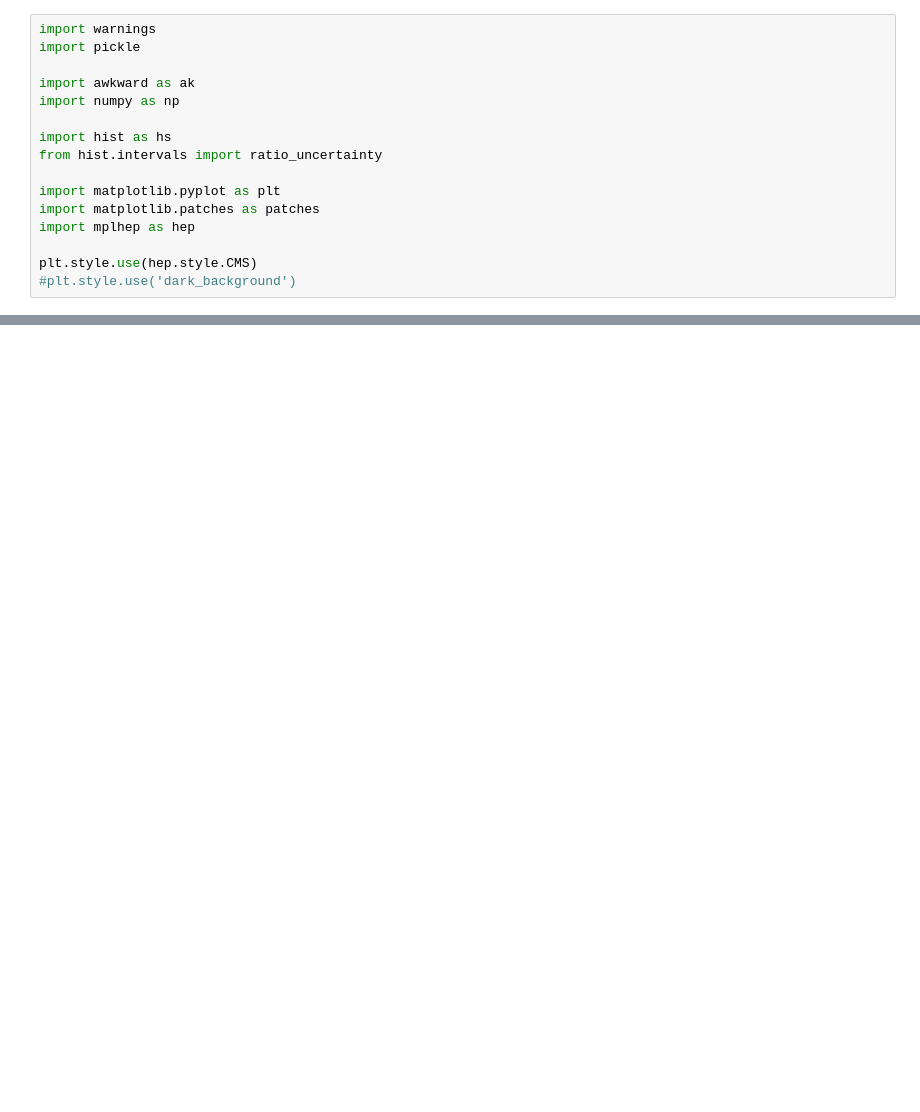
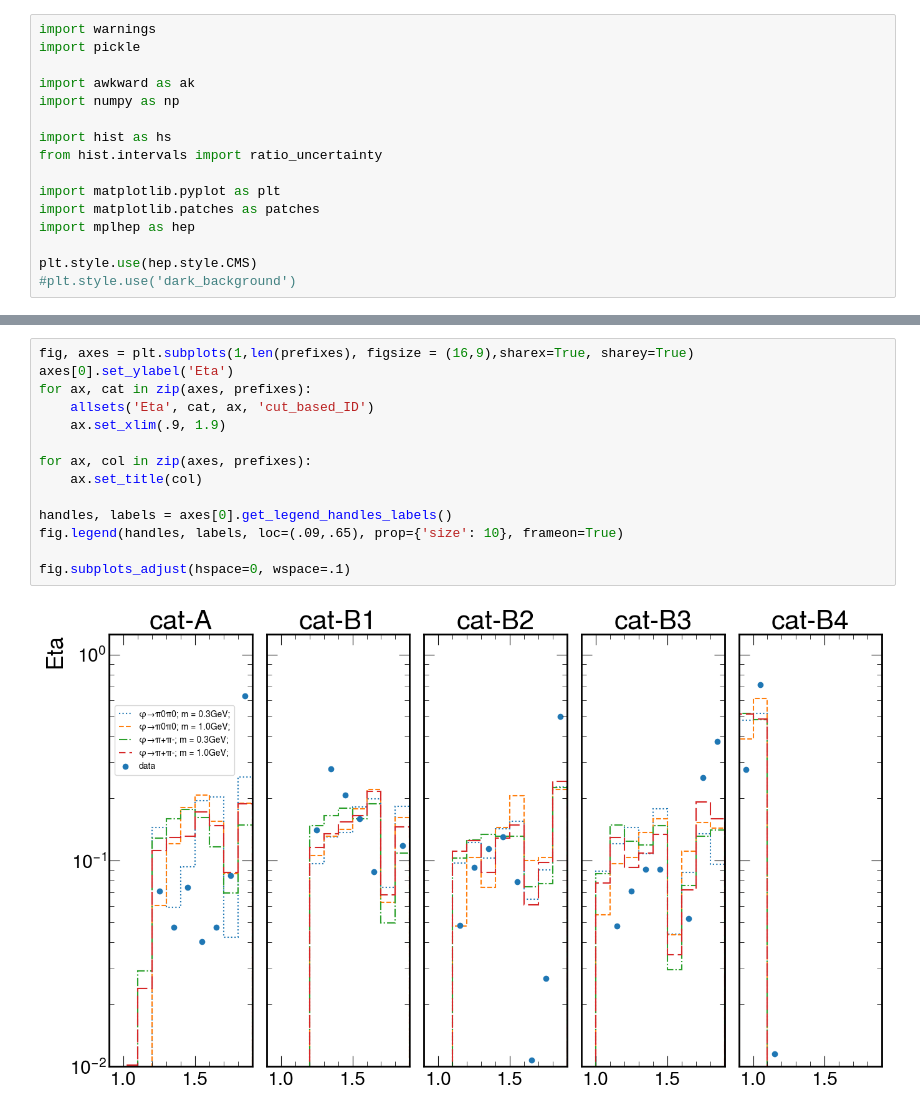
Before and after one commit to arhayrap/BToPhiK_py, a Jupyter notebook: cls_ID_plotter.ipynb, the cells around one changed output, grey strips where cells are left out. Cells and saved outputs as stored; diff of their text form; blank space fills up the shorter version.

```diff
--- a/cls_ID_plotter.ipynb
+++ b/cls_ID_plotter.ipynb
@@ -77,0 +121,16 @@ allsets('AvgStation10')
+# %%
+fig, axes = plt.subplots(1,len(prefixes), figsize = (16,9),sharex=True, sharey=True)
+axes[0].set_ylabel('Eta')
+for ax, cat in zip(axes, prefixes):
+    allsets('Eta', cat, ax, 'cut_based_ID')
+    ax.set_xlim(.9, 1.9)
+
+for ax, col in zip(axes, prefixes):
+    ax.set_title(col)
+
+handles, labels = axes[0].get_legend_handles_labels()
+fig.legend(handles, labels, loc=(.09,.65), prop={'size': 10}, frameon=True)
+
+fig.subplots_adjust(hspace=0, wspace=.1)
+# %% [output]
+[figure, added]
```
Also changed, not shown: parts of 7 cells of this notebook, 4 other files.
